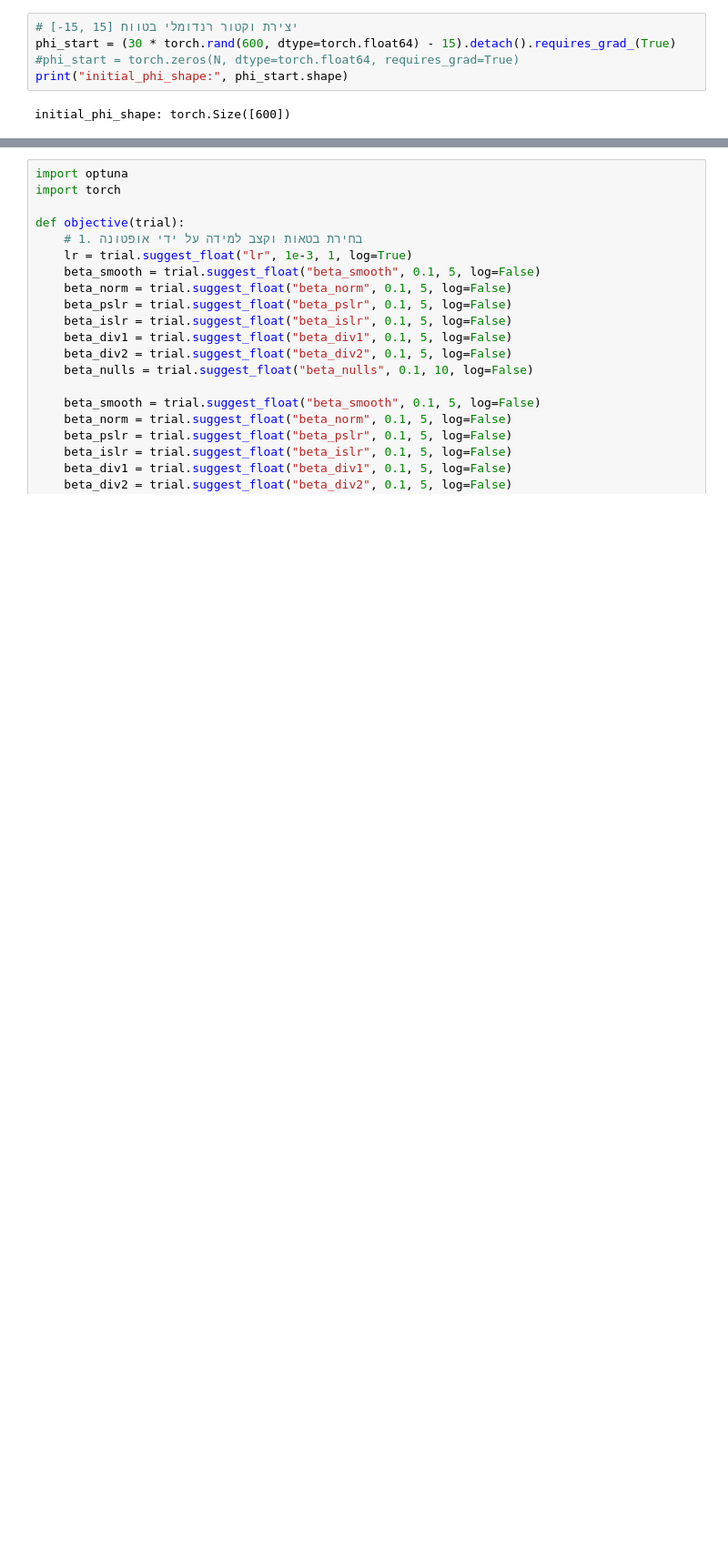
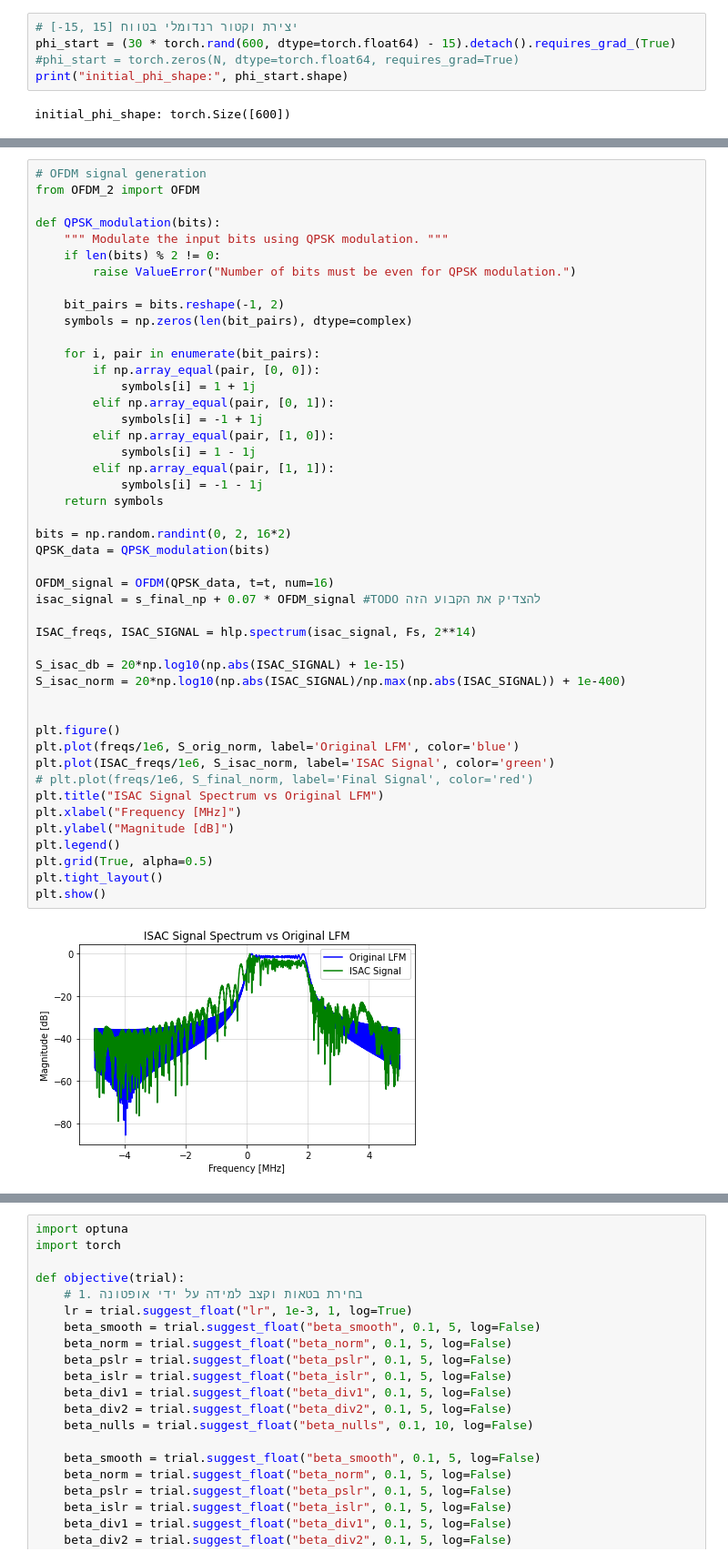
Before and after one commit to OriNik100/Spec_Null, a Jupyter notebook: non_linear_eq3.ipynb, the cells around one changed output, grey strips where cells are left out. Shown at 91% size. Drawn from its saved outputs; the diff is of its cells as text; blank space fills up the shorter version.

```diff
--- a/non_linear_eq3.ipynb
+++ b/non_linear_eq3.ipynb
@@ -360,3 +391,51 @@ Freq 0.3997802734375 MHz: -48.34 dB
+# %%
+# OFDM signal generation
+from OFDM_2 import OFDM
+
+def QPSK_modulation(bits):
+    """ Modulate the input bits using QPSK modulation. """
+    if len(bits) % 2 != 0:
+        raise ValueError("Number of bits must be even for QPSK modulation.")
+
+    bit_pairs = bits.reshape(-1, 2)
+    symbols = np.zeros(len(bit_pairs), dtype=complex)
+
+    for i, pair in enumerate(bit_pairs):
+        if np.array_equal(pair, [0, 0]):
+            symbols[i] = 1 + 1j
+        elif np.array_equal(pair, [0, 1]):
+            symbols[i] = -1 + 1j
+        elif np.array_equal(pair, [1, 0]):
+            symbols[i] = 1 - 1j
+        elif np.array_equal(pair, [1, 1]):
+            symbols[i] = -1 - 1j
+    return symbols
+
+bits = np.random.randint(0, 2, 16*2)
+QPSK_data = QPSK_modulation(bits)
+
+OFDM_signal = OFDM(QPSK_data, t=t, num=16)
+isac_signal = s_final_np + 0.07 * OFDM_signal #TODO להצדיק את הקבוע הזה
+
+ISAC_freqs, ISAC_SIGNAL = hlp.spectrum(isac_signal, Fs, 2**14)
+
+S_isac_db = 20*np.log10(np.abs(ISAC_SIGNAL) + 1e-15)
+S_isac_norm = 20*np.log10(np.abs(ISAC_SIGNAL)/np.max(np.abs(ISAC_SIGNAL)) + 1e-400)
+
+
+plt.figure()
+plt.plot(freqs/1e6, S_orig_norm, label='Original LFM', color='blue')
+plt.plot(ISAC_freqs/1e6, S_isac_norm, label='ISAC Signal', color='green')
+# plt.plot(freqs/1e6, S_final_norm, label='Final Signal', color='red')
+plt.title("ISAC Signal Spectrum vs Original LFM")
+plt.xlabel("Frequency [MHz]")
+plt.ylabel("Magnitude [dB]")
+plt.legend()
+plt.grid(True, alpha=0.5)
+plt.tight_layout()
+plt.show()
+# %% [output]
+[figure, added]
 # %%
 #4 - Matched Filter and PSLR Calculation
 with torch.no_grad():
```
Also changed, not shown: parts of 11 cells of this notebook, 1 other file.
